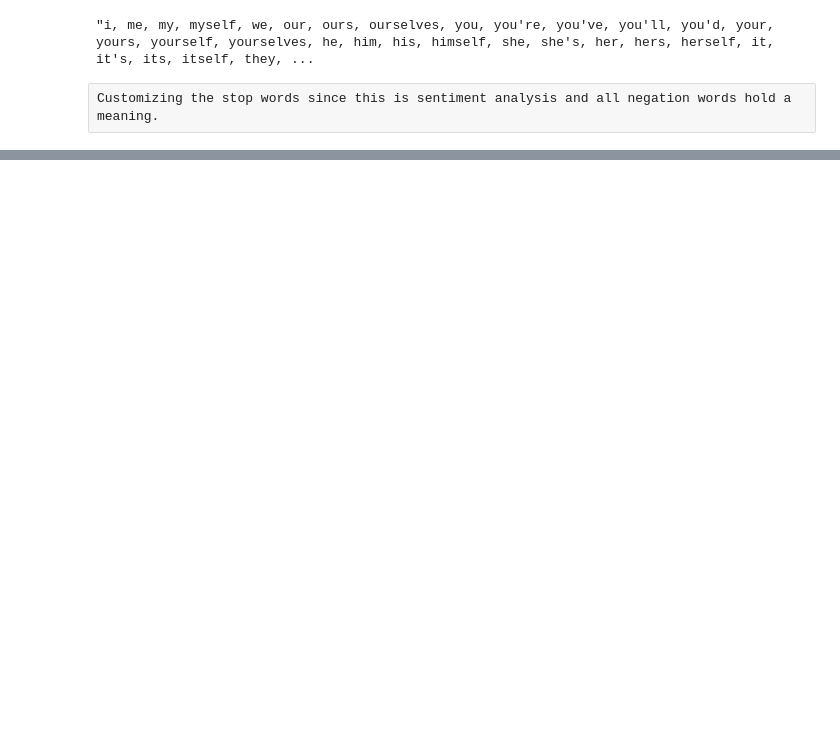
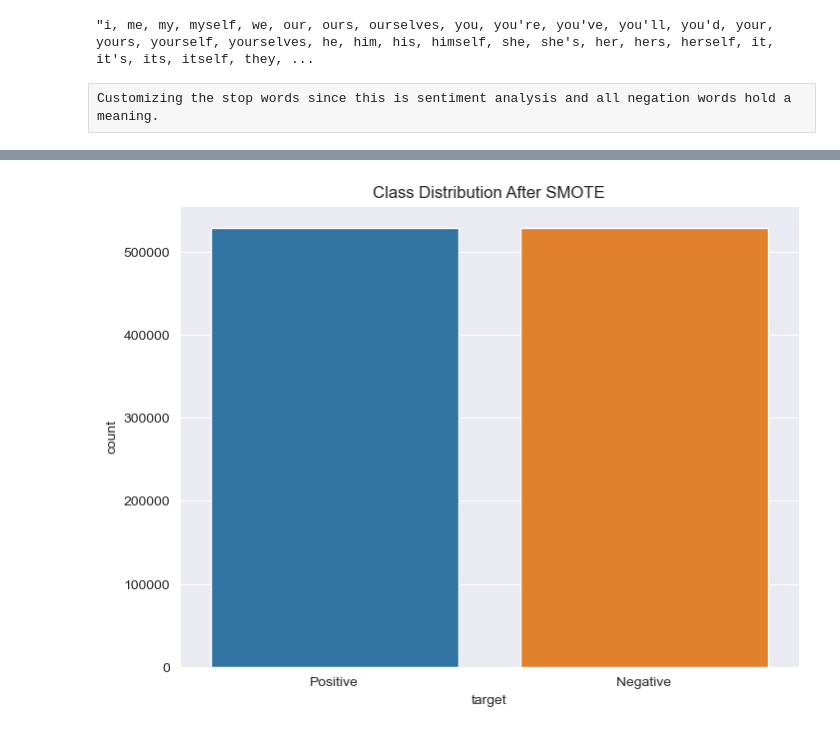
Before and after one commit to KoralegeiKavindya/DL-CW, a Jupyter notebook: Supervised_Model_CW2.ipynb, the cells around one changed output, grey strips where cells are left out. Drawn from its saved outputs; the diff is of its cells as text; code cells hidden in the pictures; blank space fills up the shorter version.

```diff
--- a/Supervised_Model_CW2.ipynb
+++ b/Supervised_Model_CW2.ipynb
@@ -725,0 +770,15 @@ plt.show()
+# %%
+# Create a Word2Vec model for dense vector representation
+sentences = [text.split() for text in X_train]
+word2vec_model = Word2Vec(sentences, vector_size=200, window=5, min_count=5, workers=4)
+
+def vectorize(sentence):
+    words = sentence.split()
+    words_vecs = [word2vec_model.wv[word] for word in words if word in word2vec_model.wv]
+    if len(words_vecs) == 0:
+        return np.zeros(200)
+    words_vecs = np.array(words_vecs)
+    return words_vecs.mean(axis=0)
+
+X_train_dense = np.array([vectorize(sentence) for sentence in X_train])
+X_test_dense = np.array([vectorize(sentence) for sentence in X_test])
@@ -725,0 +805,3 @@ plt.show()
+# %%
+smote = SMOTE(random_state=42)
+X_resampled, y_resampled = smote.fit_resample(X_train_dense,y_train)
@@ -725,0 +829,15 @@ plt.show()
+# %%
+# Convert them to DataFrames if they are NumPy arrays
+X_resampled_df = pd.DataFrame(X_resampled, columns=[f'feature_{i}' for i in range(X_resampled.shape[1])])
+y_resampled_df = pd.Series(y_resampled, name='target')
+
+# Concatenate X_resampled and y_resampled into a single DataFrame
+resampled_data = pd.concat([X_resampled_df, y_resampled_df], axis=1)
+
+# Plot the class distribution
+plt.figure(figsize=(8, 6))
+sns.countplot(x='target', data=resampled_data)
+plt.title('Class Distribution After SMOTE')
+plt.show()
+# %% [output]
+[figure, added]
```
Also changed, not shown: parts of 40 cells of this notebook.
